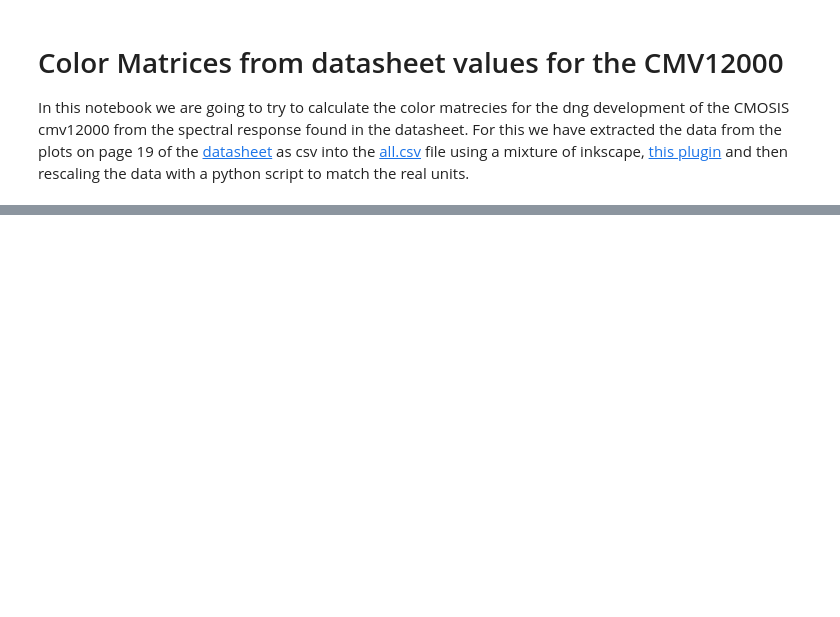
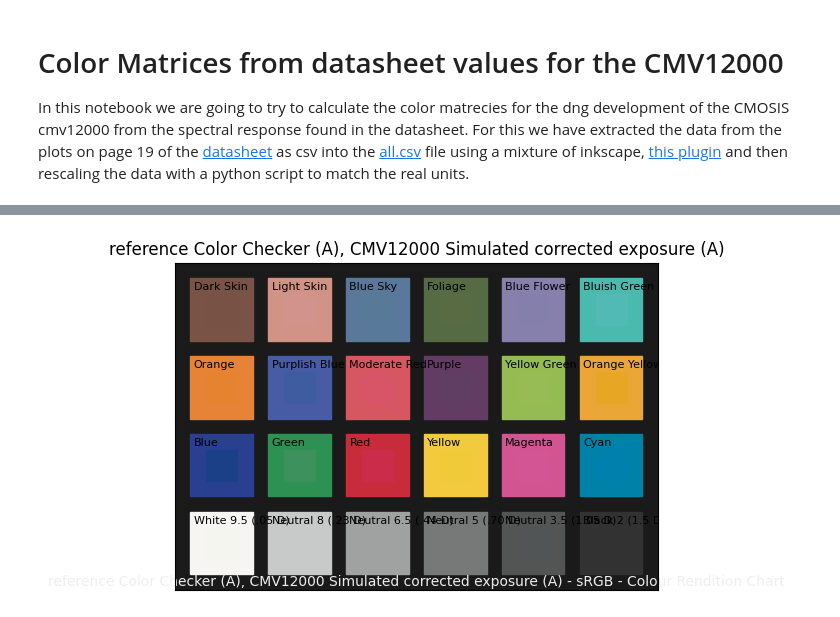
Before and after one commit to anuejn/cmv12k_color_response, a Jupyter notebook: color_matrices.ipynb, the cells around one changed output, grey strips where cells are left out. Cells and saved outputs as stored; diff of their text form; code cells hidden in the pictures; blank space fills up the shorter version.

```diff
--- a/color_matrices.ipynb
+++ b/color_matrices.ipynb
@@ -22,18 +67,0 @@ def print_rust_matrix(matrix):
-# %%
-color_checker = colour.SDS_COLOURCHECKERS['BabelColor Average']
-
-for iluminant in ['A', 'D65']:
-    xyz_data = []
-    raw_data = []
-    for target in color_checker.data.keys():
-        target_spectrum =  color_checker[target] * colour.SDS_ILLUMINANTS[iluminant].align(colour.SpectralShape(380, 730, 10))
-        xyz_data.append(colour.colorimetry.sd_to_XYZ(target_spectrum))
-        raw_data.append([np.sum((target_spectrum * channel).values) for channel in [red, green_red, blue]])
-
-    raw_data_normalized = np.array(raw_data) / np.max(raw_data) * 10_000  # this scaling connstant is there to get a matrix in a reasonable range
-
-    print(f"{iluminant} raw -> XYZ:")
-    print(colour.matrix_colour_correction(raw_data_normalized, xyz_data))
-    print(f"{iluminant} XYZ -> raw:")
-    print(colour.matrix_colour_correction(xyz_data, raw_data_normalized))
-    print()
@@ -57,0 +82,80 @@ D65 XYZ -> raw:
+# %%
+color_checker = colour.SDS_COLOURCHECKERS['BabelColor Average']
+shape = colour.SpectralShape(380, 730, 5)
+
+def align(sd):
+    from copy import deepcopy
+    return deepcopy(sd).align(shape)
+
+human = colour.MSDS_CMFS['CIE 1931 2 Degree Standard Observer']
+sensor = colour.MultiSpectralDistributions([align(x) * align(filter_uqg) for x in [red, green, blue]])
+
+
+def simulate_exposure(stimulus, sensitivity):
+    if isinstance(sensitivity, colour.MultiSpectralDistributions):
+        return np.array([simulate_exposure(stimulus, s) for s in sensitivity.to_sds()])
+    elif isinstance(sensitivity, colour.SpectralDistribution):
+        sensitivity, stimulus = align(sensitivity), align(stimulus)
+        return np.trapz(stimulus.values * sensitivity.values, x=sensitivity.wavelengths)
+    else:
+        raise TypeError(f"{sensitivity} is of unsupported type")
+
+def plot_color_checker_compare(compare_capture, iluminant):
+    data_altered = {}
+    data_reference = {}
+    differences = {}
+    for patch in color_checker.data.keys():
+        sd = align(color_checker[patch])
+        iluminant_sd = align(colour.SDS_ILLUMINANTS[iluminant])
+
+        xyz = compare_capture(sd * iluminant_sd)
+        data_altered[patch] = colour.XYZ_to_xyY(xyz)
+
+        N_human = simulate_exposure(iluminant_sd, human.to_sds()[1])
+        reference_xyz = (1 / 10787.9432624104) * simulate_exposure(sd * iluminant_sd, human)
+        data_reference[patch] = colour.XYZ_to_xyY(reference_xyz)
+
+        differences[patch] = colour.difference.delta_E(colour.XYZ_to_Lab(reference_xyz), colour.XYZ_to_Lab(xyz), method="CIE 2000")
+
+    iluminant_x, illuminant_y, illuminant_Y = colour.XYZ_to_xyY(colour.sd_to_XYZ(iluminant_sd))
+    altered = colour.characterisation.ColourChecker(f'CMV12000 Simulated corrected exposure ({iluminant})', data_altered, illuminant=[iluminant_x, illuminant_y])
+    reference = colour.characterisation.ColourChecker(f'reference Color Checker ({iluminant})', data_reference, illuminant=[iluminant_x, illuminant_y])
+    colour.plotting.plot_multi_colour_checkers([reference, altered])
+
+    differences_list = list(differences.values())
+    differences_keys = list(differences.keys())
+    print(
+        f"mean color distance: {np.mean(differences_list):.2f} " +
+        f"(min: {np.min(differences_list):.2f} @ {differences_keys[np.argmin(differences_list)]}; " +
+        f"max: {np.max(differences_list):.2f} @ {differences_keys[np.argmax(differences_list)]}; " +
+        f"std: {np.std(differences_list):.2f})"
+    )
+
+for iluminant in ['A', 'D65']:
+    iluminant_sd = align(colour.SDS_ILLUMINANTS[iluminant])
+
+    K = 100
+    N_human = simulate_exposure(iluminant_sd, human.to_sds()[1])
+    N_sensor = simulate_exposure(iluminant_sd, sensor.to_sds()[1])
+    print(f"N_human: {N_human}; N_sensor: {N_sensor}")
+
+    xyz_data = []
+    raw_data = []
+    for patch in color_checker.data.keys():
+        xyz_data.append(colour.colorimetry.sd_to_XYZ(color_checker[patch], illuminant=iluminant_sd))
+        raw_data.append((K / N_sensor) * simulate_exposure(align(color_checker[patch]) * align(iluminant_sd), sensor))
+
+
+    def print_rust_matrix(matrix):
+        for row in matrix:
+            print(" ".join(f"({(round(f * 10000)):.0f}, 10000), " for f in row))
+
+    print(f"{iluminant} raw -> XYZ:")
+    print(corr_matrix := colour.matrix_colour_correction(raw_data, xyz_data))
+    print(f"{iluminant} XYZ -> raw:")
+    print(colour.matrix_colour_correction(raw_data, xyz_data))
+
+    plot_color_checker_compare(lambda sd: np.dot(corr_matrix, (1 / N_sensor) * simulate_exposure(sd, sensor)), iluminant)
+
+    print()
+# %% [output]
@@ -57,0 +171 @@ D65 XYZ -> raw:
+[figure, added]
```
Also changed, not shown: parts of 14 cells of this notebook, 34 other files.
